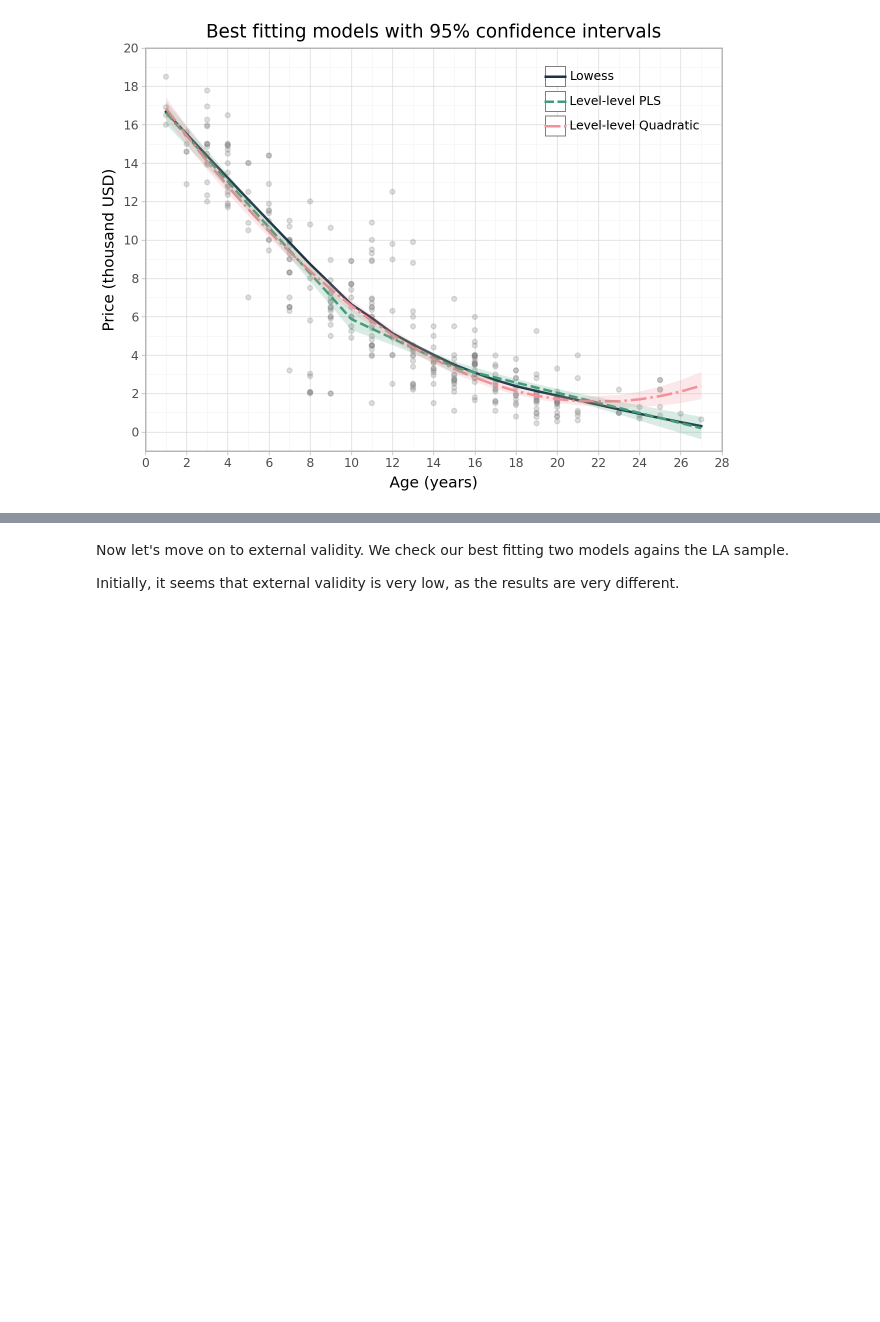
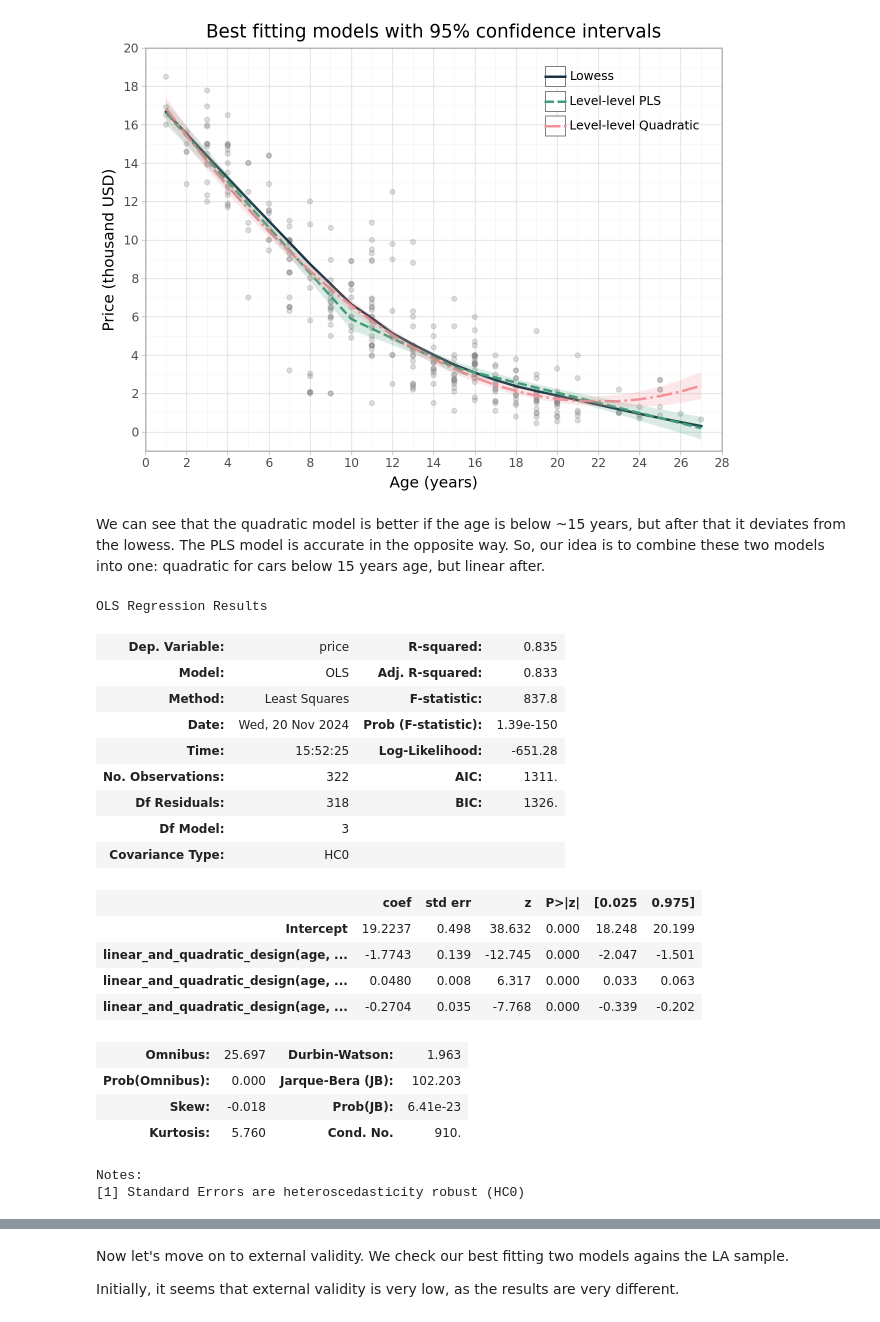
Before and after one commit to marton-nagy-marton/Coding1_assignment1, a Jupyter notebook: Matyas_Kovacs-Marton_Nagy_Coding1_HA1.ipynb, the cells around one changed output, grey strips where cells are left out. Cells and saved outputs as stored; diff of their text form; code cells hidden in the pictures; blank space fills up the shorter version.

```diff
--- a/Matyas_Kovacs-Marton_Nagy_Coding1_HA1.ipynb
+++ b/Matyas_Kovacs-Marton_Nagy_Coding1_HA1.ipynb
@@ -863,3 +863,5 @@ df_ci = pd.DataFrame({
 )
 # %% [output]
 [figure]
+# %% [markdown]
+We can see that the quadratic model is better if the age is below ~15 years, but after that it deviates from the lowess. The PLS model is accurate in the opposite way. So, our idea is to combine these two models into one: quadratic for cars below 15 years age, but linear after.
@@ -865,0 +895,25 @@ df_ci = pd.DataFrame({
+# %%
+best = smf.ols(formula='price~linear_and_quadratic_design(age,15)',data=chicago).fit(cov_type = 'HC0')
+best.summary()
+# %% [output]
+OLS Regression Results
+| Dep. Variable: | price | R-squared: | 0.835 |
+| Model: | OLS | Adj. R-squared: | 0.833 |
+| Method: | Least Squares | F-statistic: | 837.8 |
+| Date: | Wed, 20 Nov 2024 | Prob (F-statistic): | 1.39e-150 |
+| Time: | 15:52:25 | Log-Likelihood: | -651.28 |
+| No. Observations: | 322 | AIC: | 1311. |
+| Df Residuals: | 318 | BIC: | 1326. |
+| Df Model: | 3 |  |  |
+| Covariance Type: | HC0 |  |  |
+|  | coef | std err | z | P>|z| | [0.025 | 0.975] |
+| Intercept | 19.2237 | 0.498 | 38.632 | 0.000 | 18.248 | 20.199 |
+| linear_and_quadratic_design(age, ... | -1.7743 | 0.139 | -12.745 | 0.000 | -2.047 | -1.501 |
+| linear_and_quadratic_design(age, ... | 0.0480 | 0.008 | 6.317 | 0.000 | 0.033 | 0.063 |
+| linear_and_quadratic_design(age, ... | -0.2704 | 0.035 | -7.768 | 0.000 | -0.339 | -0.202 |
+| Omnibus: | 25.697 | Durbin-Watson: | 1.963 |
+| Prob(Omnibus): | 0.000 | Jarque-Bera (JB): | 102.203 |
+| Skew: | -0.018 | Prob(JB): | 6.41e-23 |
+| Kurtosis: | 5.760 | Cond. No. | 910. |
+Notes:
+[1] Standard Errors are heteroscedasticity robust (HC0)
```
Also changed, not shown: parts of 3 cells of this notebook.
